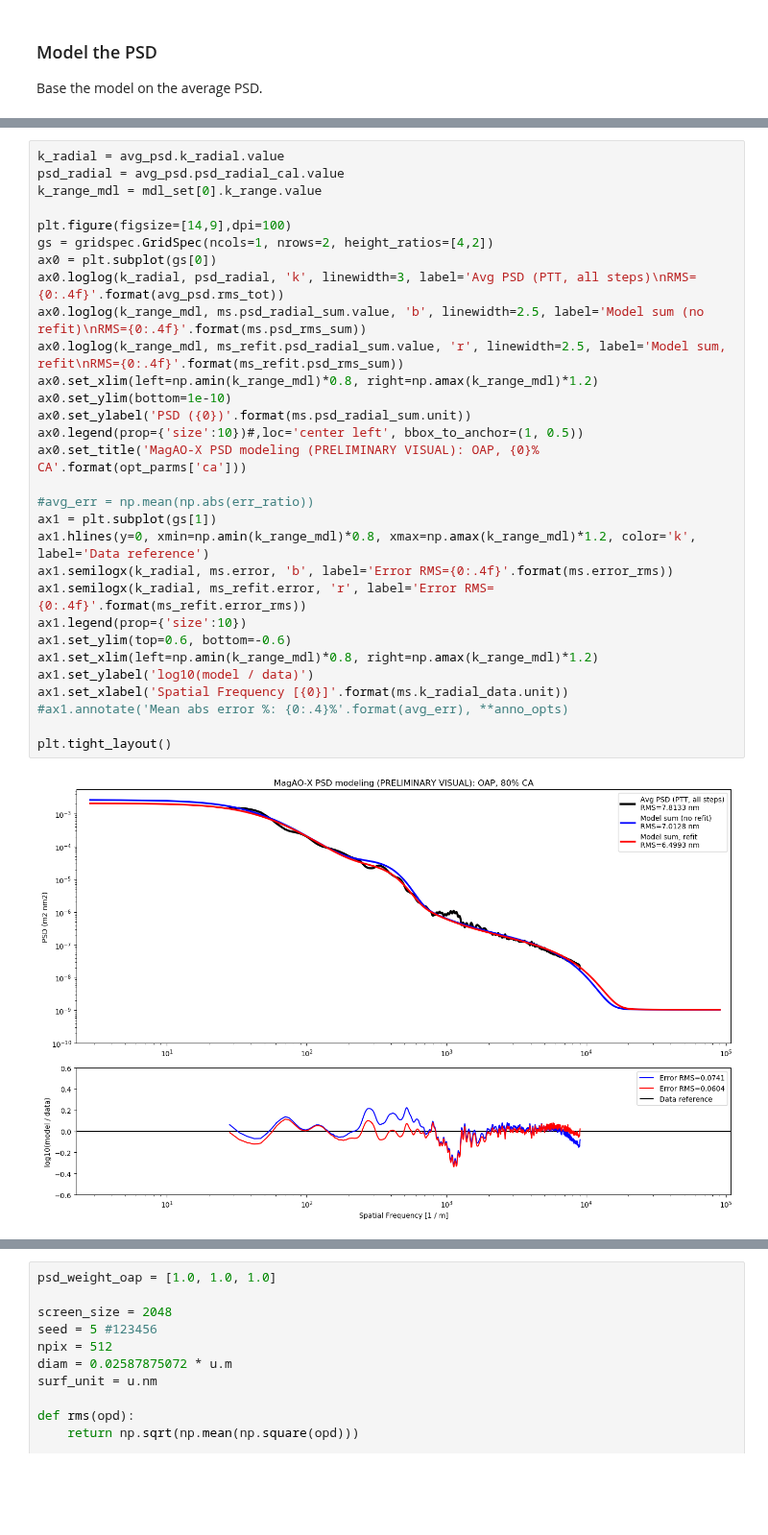
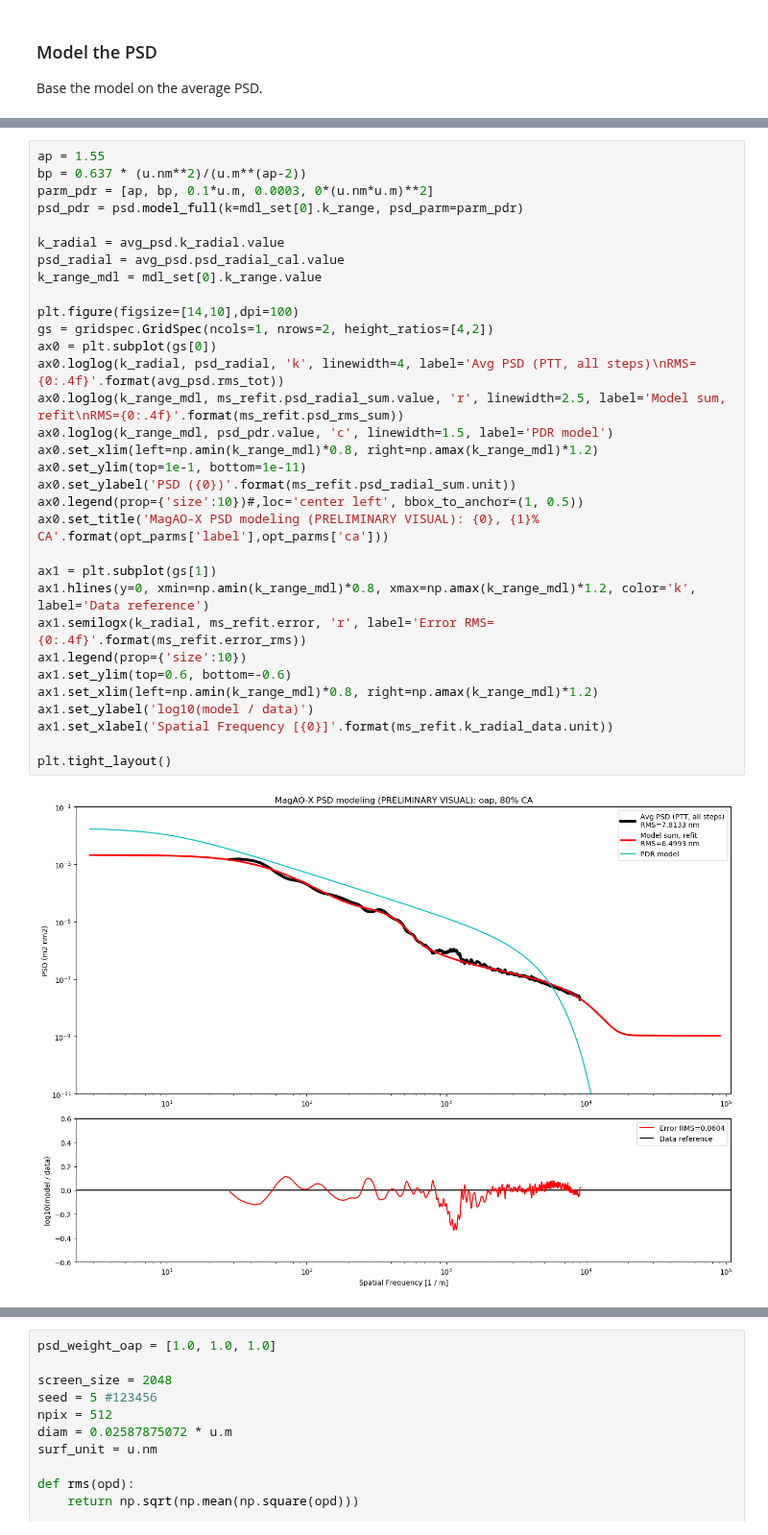
Before and after one commit to magao-x/magaox_poppy, a Jupyter notebook: PSD/PSDmodel_oap.ipynb, the cells around one changed output, grey strips where cells are left out. Shown at 96% size. Drawn from its saved outputs; the diff is of its cells as text; blank space fills up the shorter version.

```diff
--- a/PSD/PSDmodel_oap.ipynb
+++ b/PSD/PSDmodel_oap.ipynb
@@ -201,32 +109,34 @@ Wall time: 10.7 s
 # %%
+ap = 1.55
+bp = 0.637 * (u.nm**2)/(u.m**(ap-2))
+parm_pdr = [ap, bp, 0.1*u.m, 0.0003, 0*(u.nm*u.m)**2]
+psd_pdr = psd.model_full(k=mdl_set[0].k_range, psd_parm=parm_pdr)
+
 k_radial = avg_psd.k_radial.value
 psd_radial = avg_psd.psd_radial_cal.value
 k_range_mdl = mdl_set[0].k_range.value
 
-plt.figure(figsize=[14,9],dpi=100)
+plt.figure(figsize=[14,10],dpi=100)
 gs = gridspec.GridSpec(ncols=1, nrows=2, height_ratios=[4,2])
 ax0 = plt.subplot(gs[0])
-ax0.loglog(k_radial, psd_radial, 'k', linewidth=3, label='Avg PSD (PTT, all steps)\nRMS={0:.4f}'.format(avg_psd.rms_tot))
-ax0.loglog(k_range_mdl, ms.psd_radial_sum.value, 'b', linewidth=2.5, label='Model sum (no refit)\nRMS={0:.4f}'.format(ms.psd_rms_sum))
+ax0.loglog(k_radial, psd_radial, 'k', linewidth=4, label='Avg PSD (PTT, all steps)\nRMS={0:.4f}'.format(avg_psd.rms_tot))
 ax0.loglog(k_range_mdl, ms_refit.psd_radial_sum.value, 'r', linewidth=2.5, label='Model sum, refit\nRMS={0:.4f}'.format(ms_refit.psd_rms_sum))
+ax0.loglog(k_range_mdl, psd_pdr.value, 'c', linewidth=1.5, label='PDR model')
 ax0.set_xlim(left=np.amin(k_range_mdl)*0.8, right=np.amax(k_range_mdl)*1.2)
-ax0.set_ylim(bottom=1e-10)
-ax0.set_ylabel('PSD ({0})'.format(ms.psd_radial_sum.unit))
+ax0.set_ylim(top=1e-1, bottom=1e-11)
+ax0.set_ylabel('PSD ({0})'.format(ms_refit.psd_radial_sum.unit))
 ax0.legend(prop={'size':10})#,loc='center left', bbox_to_anchor=(1, 0.5))
-ax0.set_title('MagAO-X PSD modeling (PRELIMINARY VISUAL): OAP, {0}% CA'.format(opt_parms['ca']))
+ax0.set_title('MagAO-X PSD modeling (PRELIMINARY VISUAL): {0}, {1}% CA'.format(opt_parms['label'],opt_parms['ca']))
 
-#avg_err = np.mean(np.abs(err_ratio))
 ax1 = plt.subplot(gs[1])
 ax1.hlines(y=0, xmin=np.amin(k_range_mdl)*0.8, xmax=np.amax(k_range_mdl)*1.2, color='k', label='Data reference')
-ax1.semilogx(k_radial, ms.error, 'b', label='Error RMS={0:.4f}'.format(ms.error_rms))
 ax1.semilogx(k_radial, ms_refit.error, 'r', label='Error RMS={0:.4f}'.format(ms_refit.error_rms))
 ax1.legend(prop={'size':10})
 ax1.set_ylim(top=0.6, bottom=-0.6)
 ax1.set_xlim(left=np.amin(k_range_mdl)*0.8, right=np.amax(k_range_mdl)*1.2)
 ax1.set_ylabel('log10(model / data)')
-ax1.set_xlabel('Spatial Frequency [{0}]'.format(ms.k_radial_data.unit))
-#ax1.annotate('Mean abs error %: {0:.4}%'.format(avg_err), **anno_opts)
+ax1.set_xlabel('Spatial Frequency [{0}]'.format(ms_refit.k_radial_data.unit))
 
 plt.tight_layout()
 # %% [output]
-[figure, old version]
+[figure, new version]
```
Also changed, not shown: parts of 13 cells of this notebook, 7 other files.
